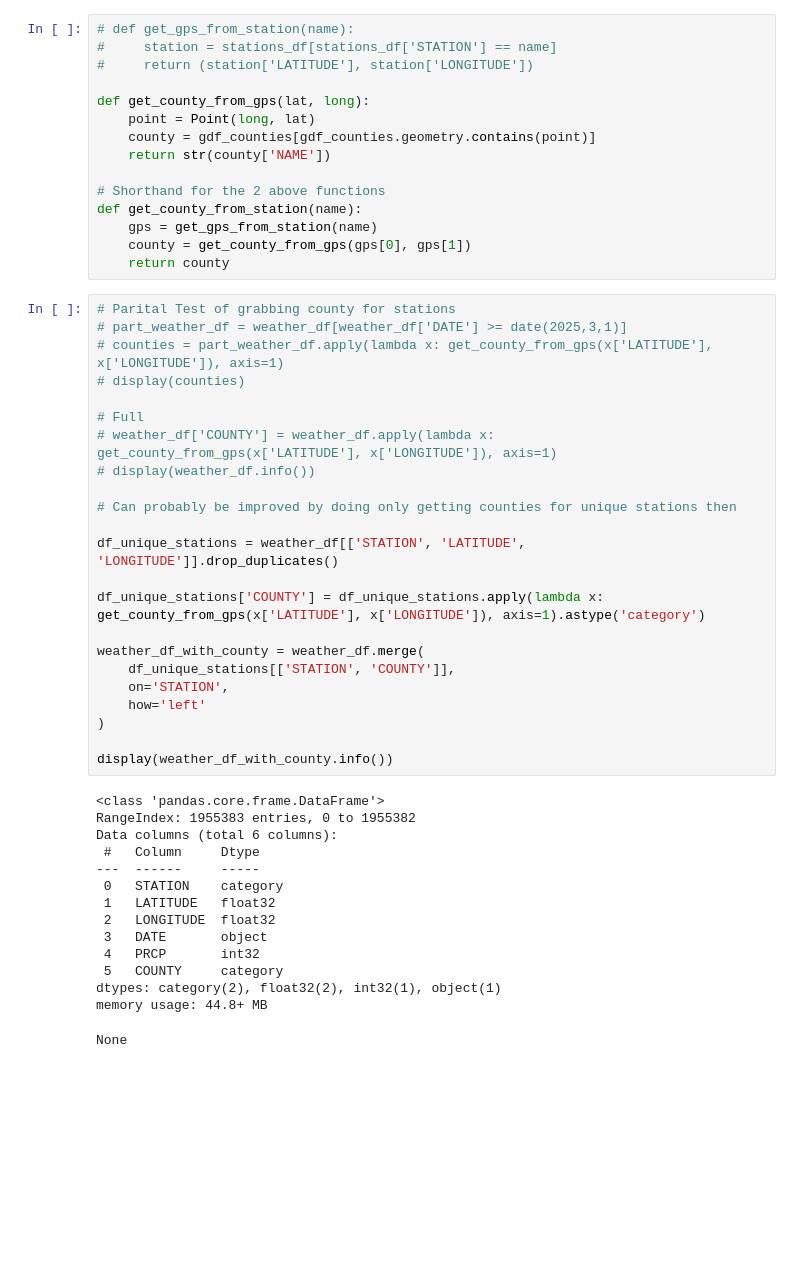
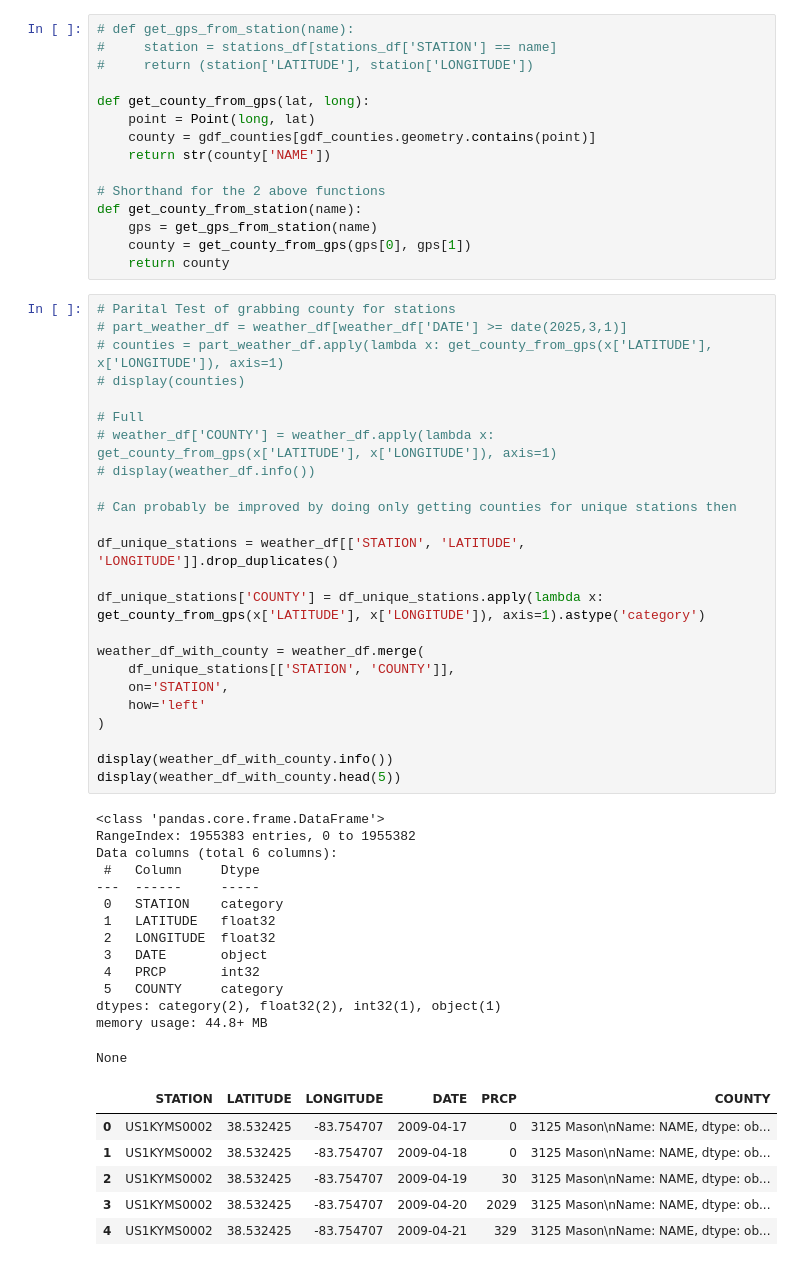
Before and after one commit to shawnericksen/Kentucky-Disaster-Road-Damages, a Jupyter notebook: main.ipynb, the cells around one changed output. Saved outputs shown, nothing was run; the diff lists cells and outputs as text; blank space fills up the shorter version.

```diff
--- a/main.ipynb
+++ b/main.ipynb
@@ -148,30 +188,37 @@ def get_county_from_station(name):
 # display(weather_df.info())
 
 # Can probably be improved by doing only getting counties for unique stations then
 
 df_unique_stations = weather_df[['STATION', 'LATITUDE', 'LONGITUDE']].drop_duplicates()
 
 df_unique_stations['COUNTY'] = df_unique_stations.apply(lambda x: get_county_from_gps(x['LATITUDE'], x['LONGITUDE']), axis=1).astype('category')
 
 weather_df_with_county = weather_df.merge(
     df_unique_stations[['STATION', 'COUNTY']],
     on='STATION',
     how='left'
 )
 
 display(weather_df_with_county.info())
+display(weather_df_with_county.head(5))
 # %% [output]
 <class 'pandas.core.frame.DataFrame'>
 RangeIndex: 1955383 entries, 0 to 1955382
 Data columns (total 6 columns):
  #   Column     Dtype
 ---  ------     -----
  0   STATION    category
  1   LATITUDE   float32
  2   LONGITUDE  float32
  3   DATE       object
  4   PRCP       int32
  5   COUNTY     category
 dtypes: category(2), float32(2), int32(1), object(1)
 memory usage: 44.8+ MB
 None
+|  | STATION | LATITUDE | LONGITUDE | DATE | PRCP | COUNTY |
+| 0 | US1KYMS0002 | 38.532425 | -83.754707 | 2009-04-17 | 0 | 3125 Mason\nName: NAME, dtype: ob... |
+| 1 | US1KYMS0002 | 38.532425 | -83.754707 | 2009-04-18 | 0 | 3125 Mason\nName: NAME, dtype: ob... |
+| 2 | US1KYMS0002 | 38.532425 | -83.754707 | 2009-04-19 | 30 | 3125 Mason\nName: NAME, dtype: ob... |
+| 3 | US1KYMS0002 | 38.532425 | -83.754707 | 2009-04-20 | 2029 | 3125 Mason\nName: NAME, dtype: ob... |
+| 4 | US1KYMS0002 | 38.532425 | -83.754707 | 2009-04-21 | 329 | 3125 Mason\nName: NAME, dtype: ob... |
```
Also changed, not shown: parts of 8 cells of this notebook, 1 other file.
